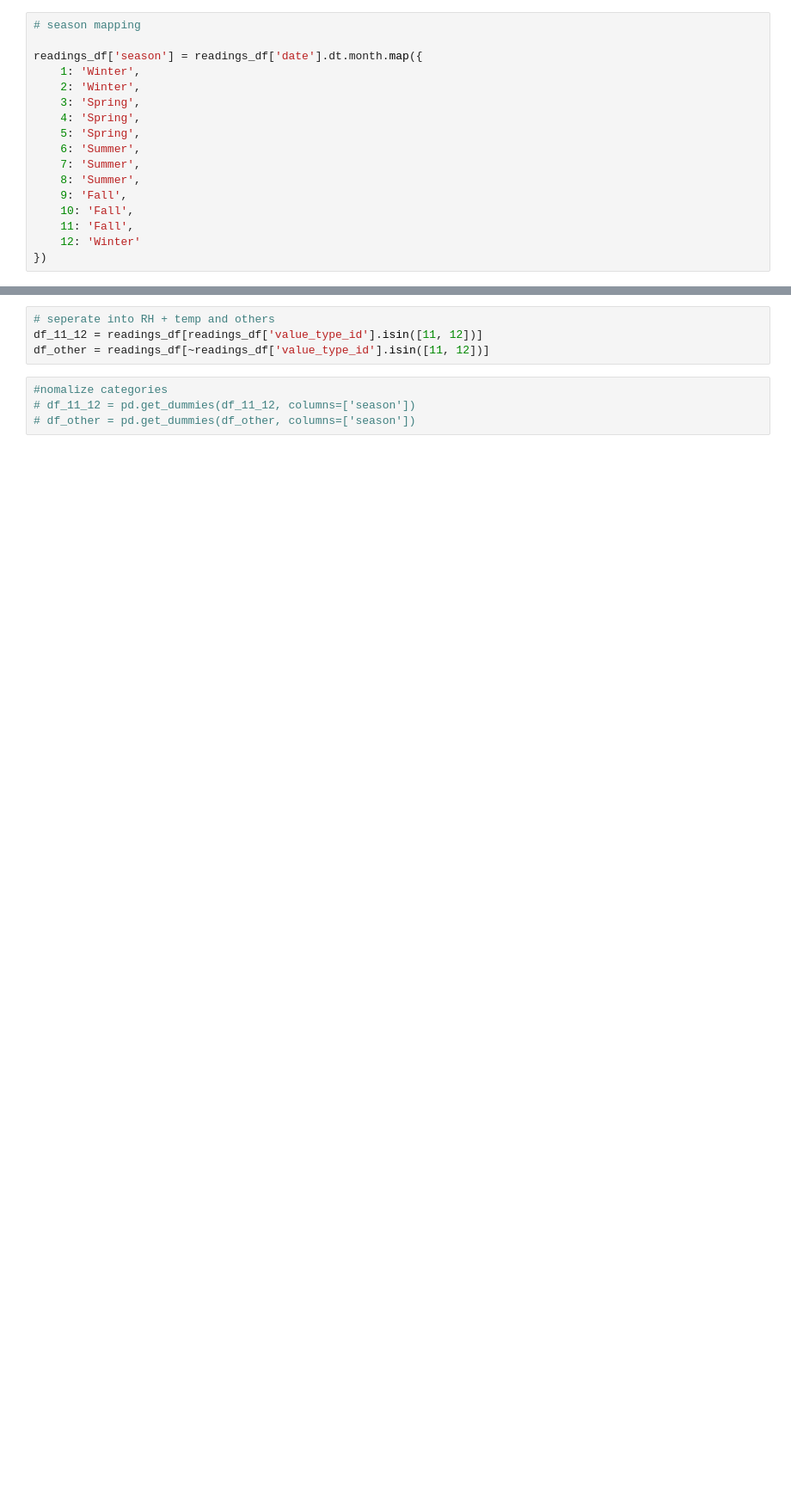
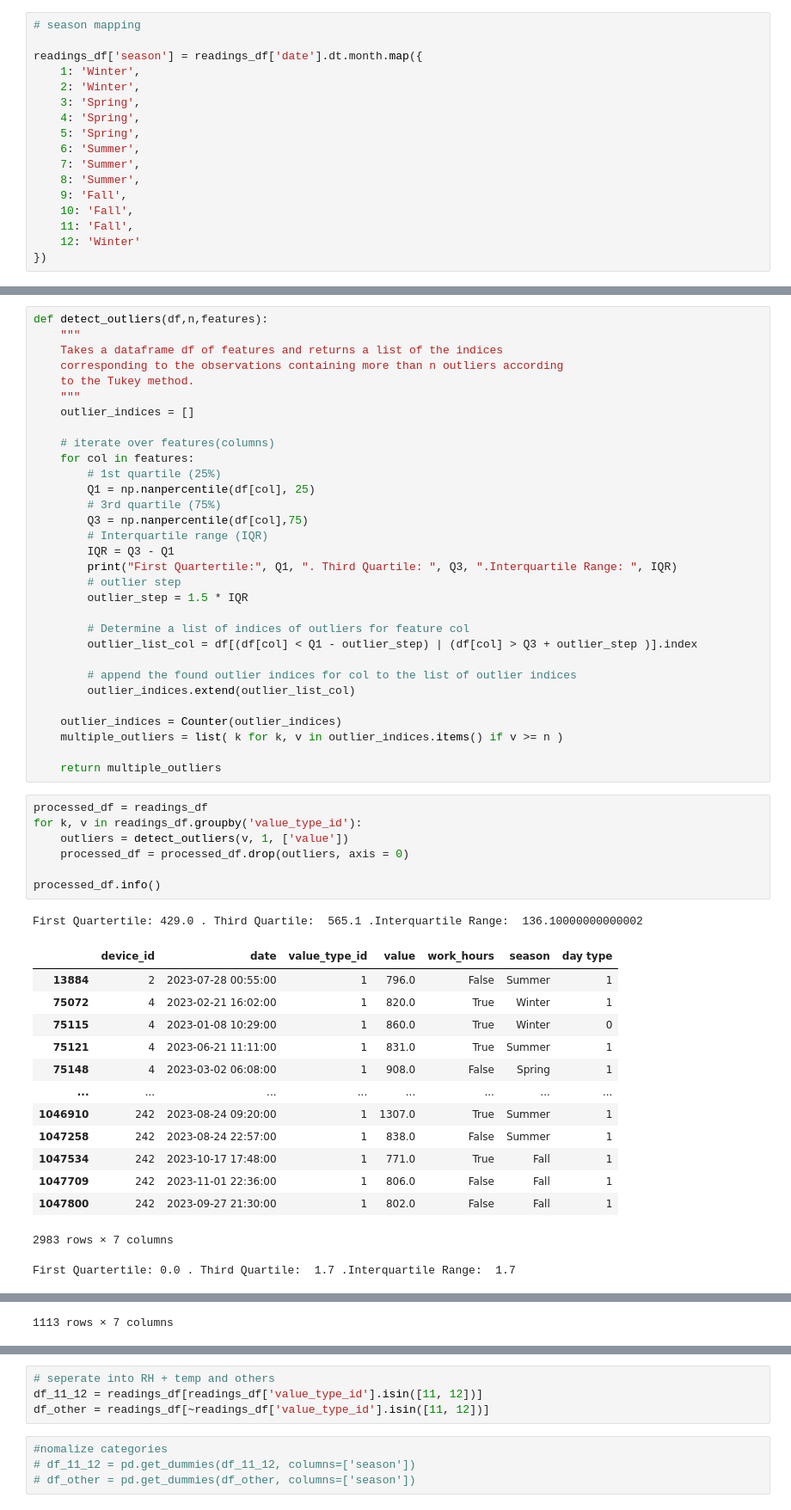
Before and after one commit to ddavidhe/2024CxC, a Jupyter notebook: QuadReal/preprocessing.ipynb, the cells around one changed output, grey strips where cells are left out. Shown at 86% size. Drawn from its saved outputs; the diff is of its cells as text; blank space fills up the shorter version.

Commit message:
added outlier detection

```diff
--- a/QuadReal/preprocessing.ipynb
+++ b/QuadReal/preprocessing.ipynb
@@ -71,0 +93,54 @@ readings_df['day type'] = readings_df['date'].dt.dayofweek.map({
+# %%
+def detect_outliers(df,n,features):
+    """
+    Takes a dataframe df of features and returns a list of the indices
+    corresponding to the observations containing more than n outliers according
+    to the Tukey method.
+    """
+    outlier_indices = []
+
+    # iterate over features(columns)
+    for col in features:
+        # 1st quartile (25%)
+        Q1 = np.nanpercentile(df[col], 25)
+        # 3rd quartile (75%)
+        Q3 = np.nanpercentile(df[col],75)
+        # Interquartile range (IQR)
+        IQR = Q3 - Q1
+        print("First Quartertile:", Q1, ". Third Quartile: ", Q3, ".Interquartile Range: ", IQR)
+        # outlier step
+        outlier_step = 1.5 * IQR
+
+        # Determine a list of indices of outliers for feature col
+        outlier_list_col = df[(df[col] < Q1 - outlier_step) | (df[col] > Q3 + outlier_step )].index
+
+        # append the found outlier indices for col to the list of outlier indices
+        outlier_indices.extend(outlier_list_col)
+
+    outlier_indices = Counter(outlier_indices)
+    multiple_outliers = list( k for k, v in outlier_indices.items() if v >= n )
+
+    return multiple_outliers
+# %%
+processed_df = readings_df
+for k, v in readings_df.groupby('value_type_id'):
+    outliers = detect_outliers(v, 1, ['value'])
+    processed_df = processed_df.drop(outliers, axis = 0)
+
+processed_df.info()
+# %% [output]
+First Quartertile: 429.0 . Third Quartile:  565.1 .Interquartile Range:  136.10000000000002
+|  | device_id | date | value_type_id | value | work_hours | season | day type |
+| 13884 | 2 | 2023-07-28 00:55:00 | 1 | 796.0 | False | Summer | 1 |
+| 75072 | 4 | 2023-02-21 16:02:00 | 1 | 820.0 | True | Winter | 1 |
+| 75115 | 4 | 2023-01-08 10:29:00 | 1 | 860.0 | True | Winter | 0 |
+| 75121 | 4 | 2023-06-21 11:11:00 | 1 | 831.0 | True | Summer | 1 |
+| 75148 | 4 | 2023-03-02 06:08:00 | 1 | 908.0 | False | Spring | 1 |
+| ... | ... | ... | ... | ... | ... | ... | ... |
+| 1046910 | 242 | 2023-08-24 09:20:00 | 1 | 1307.0 | True | Summer | 1 |
+| 1047258 | 242 | 2023-08-24 22:57:00 | 1 | 838.0 | False | Summer | 1 |
+| 1047534 | 242 | 2023-10-17 17:48:00 | 1 | 771.0 | True | Fall | 1 |
+| 1047709 | 242 | 2023-11-01 22:36:00 | 1 | 806.0 | False | Fall | 1 |
+| 1047800 | 242 | 2023-09-27 21:30:00 | 1 | 802.0 | False | Fall | 1 |
+2983 rows × 7 columns
+First Quartertile: 0.0 . Third Quartile:  1.7 .Interquartile Range:  1.7
@@ -71,0 +159 @@ readings_df['day type'] = readings_df['date'].dt.dayofweek.map({
+1113 rows × 7 columns
```
Also changed, not shown: parts of 11 cells of this notebook.
